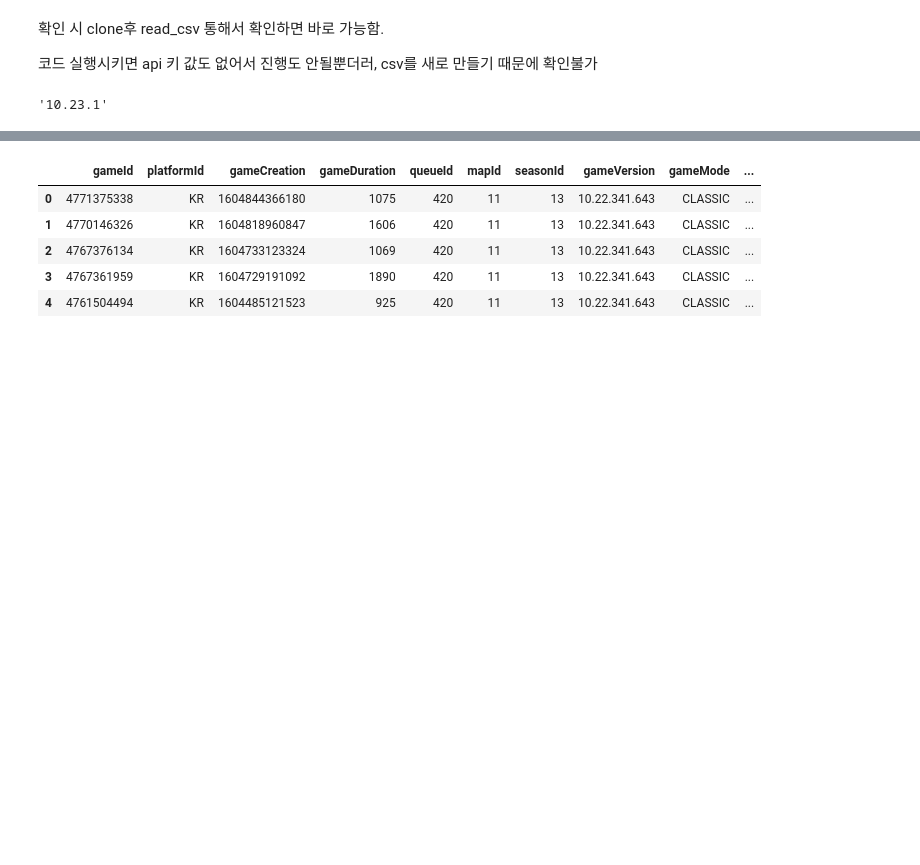
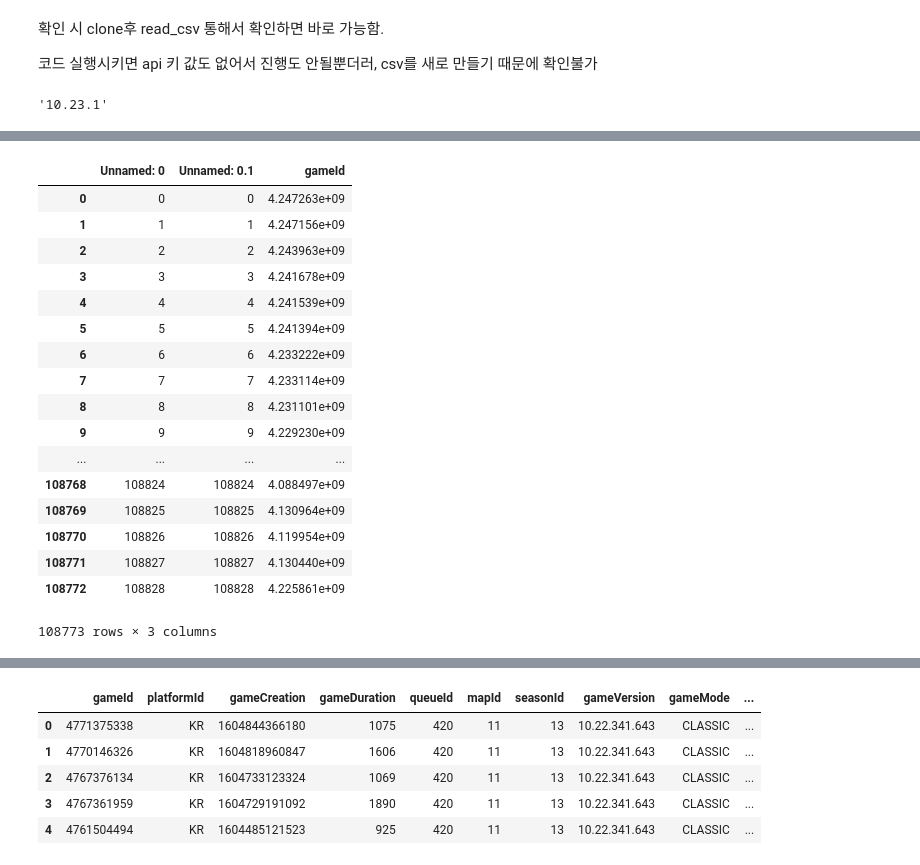
Before and after one commit to CSID-DGU/2020-2-OSSP-CP-DHL-3, a Jupyter notebook: src/ipynb/DHL.ipynb, the cells around one changed output, grey strips where cells are left out. Drawn from its saved outputs; the diff is of its cells as text; code cells hidden in the pictures; blank space fills up the shorter version.

```diff
--- a/src/ipynb/DHL.ipynb
+++ b/src/ipynb/DHL.ipynb
@@ -125,5 +146,24 @@ cgm_gameidInfo.head()
 
 # cgm_match.to_csv('../data/cgm_match.csv')
 # %%
-# cgm_gameidInfo2 = pd.read_csv('../data/cgm_gameidInfo2.csv')
+cgm_gameidInfo2 = pd.read_csv('../../data/cgm_gameidInfo2.csv')
+# %% [output]
+|  | Unnamed: 0 | Unnamed: 0.1 | gameId |
+| 0 | 0 | 0 | 4.247263e+09 |
+| 1 | 1 | 1 | 4.247156e+09 |
+| 2 | 2 | 2 | 4.243963e+09 |
+| 3 | 3 | 3 | 4.241678e+09 |
+| 4 | 4 | 4 | 4.241539e+09 |
+| 5 | 5 | 5 | 4.241394e+09 |
+| 6 | 6 | 6 | 4.233222e+09 |
+| 7 | 7 | 7 | 4.233114e+09 |
+| 8 | 8 | 8 | 4.231101e+09 |
+| 9 | 9 | 9 | 4.229230e+09 |
+| ... | ... | ... | ... |
+| 108768 | 108824 | 108824 | 4.088497e+09 |
+| 108769 | 108825 | 108825 | 4.130964e+09 |
+| 108770 | 108826 | 108826 | 4.119954e+09 |
+| 108771 | 108827 | 108827 | 4.130440e+09 |
+| 108772 | 108828 | 108828 | 4.225861e+09 |
+108773 rows × 3 columns
 # %%
```
Also changed, not shown: parts of 8 cells of this notebook, 3 other files.
